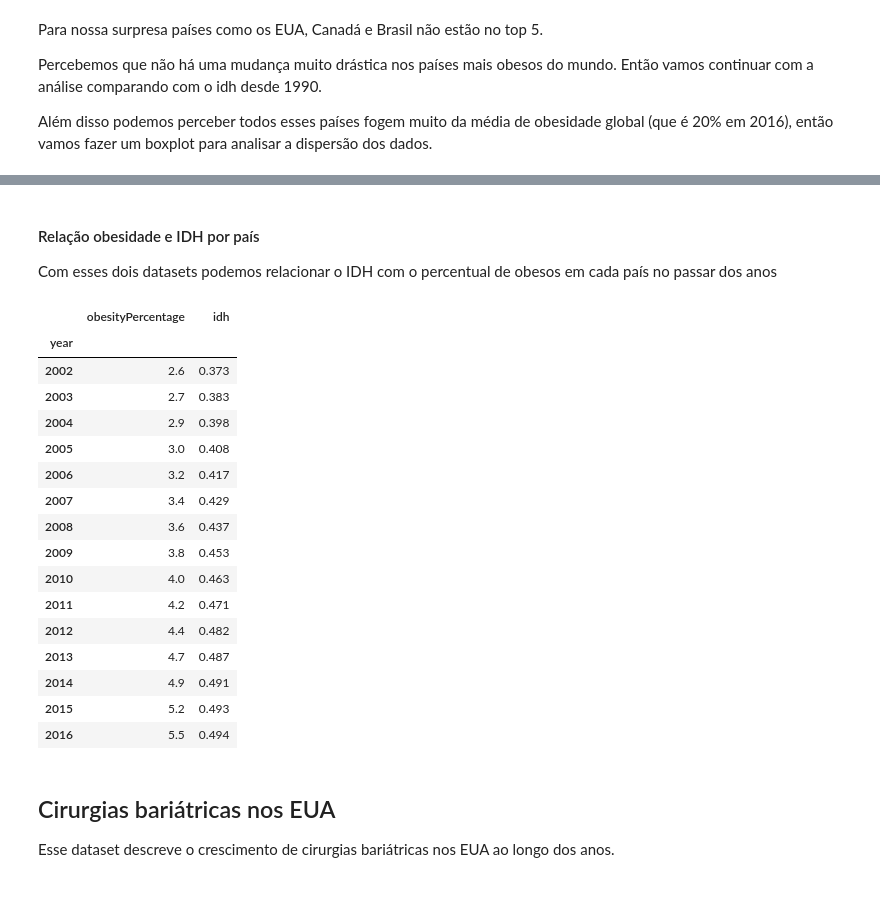
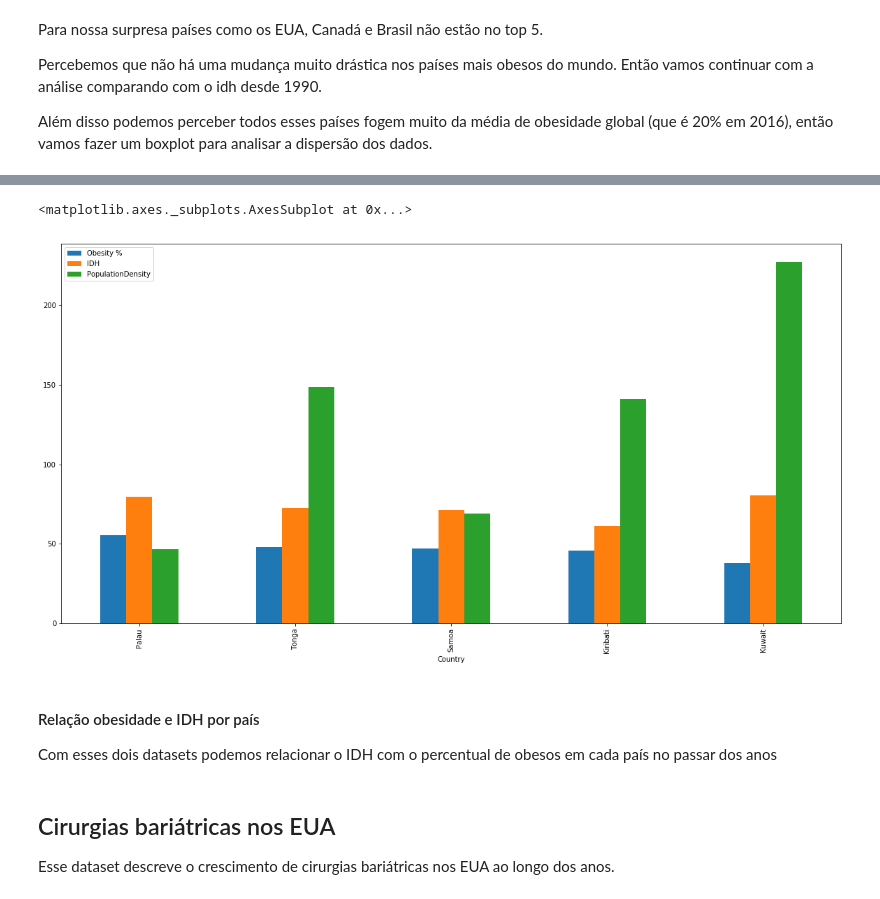
Before and after one commit to if1015-datascience-ufpe/2018-2-projeto-follow-up, a Jupyter notebook: src/Follow UP.ipynb, the cells around one changed output, grey strips where cells are left out. Saved outputs shown, nothing was run; the diff lists cells and outputs as text; code cells hidden in the pictures.

```diff
--- a/src/Follow UP.ipynb
+++ b/src/Follow UP.ipynb
@@ -157,0 +162,11 @@ Fazer boxplot e double bar chart com taxa de obesidade e idh
+# %%
+worldObesityMean = worldObesity.loc[worldObesity['year'] == 2016]
+worldObesityMean = worldObesityMean.groupby(['country'])['obesityPercentage'].mean().to_frame()
+worldObesityMean = worldObesityMean.sort_values(by=['obesityPercentage'], ascending=False)
+worldObesityMean = worldObesityMean.reset_index()
+humanDevelopmentIndex = humanDevelopmentIndex.reset_index()
+humanDevelopmentIndex = humanDevelopmentIndex[['Country','2016']]
+worldObesityMean = worldObesityMean.merge(humanDevelopmentIndex, left_on='country', right_on='Country')
+worldObesityMean = worldObesityMean.drop(['Country'],axis=1)
+worldObesityMean = worldObesityMean.sort_values(by=['obesityPercentage'], ascending=False)
+worldObesityMean.head()
@@ -157,0 +180,10 @@ Fazer boxplot e double bar chart com taxa de obesidade e idh
+# %%
+populationDensity = pd.read_csv('./data/population-density.csv')
+populationDensity = populationDensity.loc[populationDensity['Year'] == 2016]
+populationDensity = populationDensity.drop(['Year'],axis=1)
+populationDensity = populationDensity.merge(worldObesityMean, left_on='Entity', right_on='country')
+populationDensity = populationDensity[['country','Code','obesityPercentage','2016','Population density (people per sq. km of land area) (people per km² of land area)']]
+populationDensity.columns = ['Country', 'Code', 'Obesity %', 'IDH', 'PopulationDensity']
+populationDensity = populationDensity.sort_values(by=['Obesity %'], ascending=False)
+populationDensity = populationDensity.set_index('Country')
+populationDensity.head()
@@ -158,3 +198,11 @@ Fazer boxplot e double bar chart com taxa de obesidade e idh
+# %%
+worldData = populationDensity.dropna().head(5)
+worldData['IDH'] = worldData['IDH'].apply(lambda x: x *100)
+worldData = worldData.plot.bar(figsize=(20,10))
+worldData
+# %% [output]
+<matplotlib.axes._subplots.AxesSubplot at 0x...>
+[figure, added]
 # %% [markdown]
 #### Relação obesidade e IDH por país
 Com esses dois datasets podemos relacionar o IDH com o percentual de obesos em cada país no passar dos anos
@@ -172,28 +220,10 @@ def relationObesityIdhByCountry(country):
     relationObesityIdhCountry = relationObesityIdhCountry.dropna()
     relationObesityIdhCountry = relationObesityIdhCountry.reset_index()
     relationObesityIdhCountry = relationObesityIdhCountry.set_index('year')
-    relationObesityIdhCountry = relationObesityIdhCountry.drop(columns=['entity'])
+    relationObesityIdhCountry = relationObesityIdhCountry.drop(columns=['country'])
     return relationObesityIdhCountry
 
 relationObesityIdhByCountry('Afghanistan')
-# %% [output]
-|  | obesityPercentage | idh |
-| year |  |  |
-| 2002 | 2.6 | 0.373 |
-| 2003 | 2.7 | 0.383 |
-| 2004 | 2.9 | 0.398 |
-| 2005 | 3.0 | 0.408 |
-| 2006 | 3.2 | 0.417 |
-| 2007 | 3.4 | 0.429 |
-| 2008 | 3.6 | 0.437 |
-| 2009 | 3.8 | 0.453 |
-| 2010 | 4.0 | 0.463 |
-| 2011 | 4.2 | 0.471 |
-| 2012 | 4.4 | 0.482 |
-| 2013 | 4.7 | 0.487 |
-| 2014 | 4.9 | 0.491 |
-| 2015 | 5.2 | 0.493 |
-| 2016 | 5.5 | 0.494 |
 # %% [markdown]
 ## Cirurgias bariátricas nos EUA
 Esse dataset descreve o crescimento de cirurgias bariátricas nos EUA ao longo dos anos.
```
Also changed, not shown: parts of 20 cells of this notebook, 1 other file.
